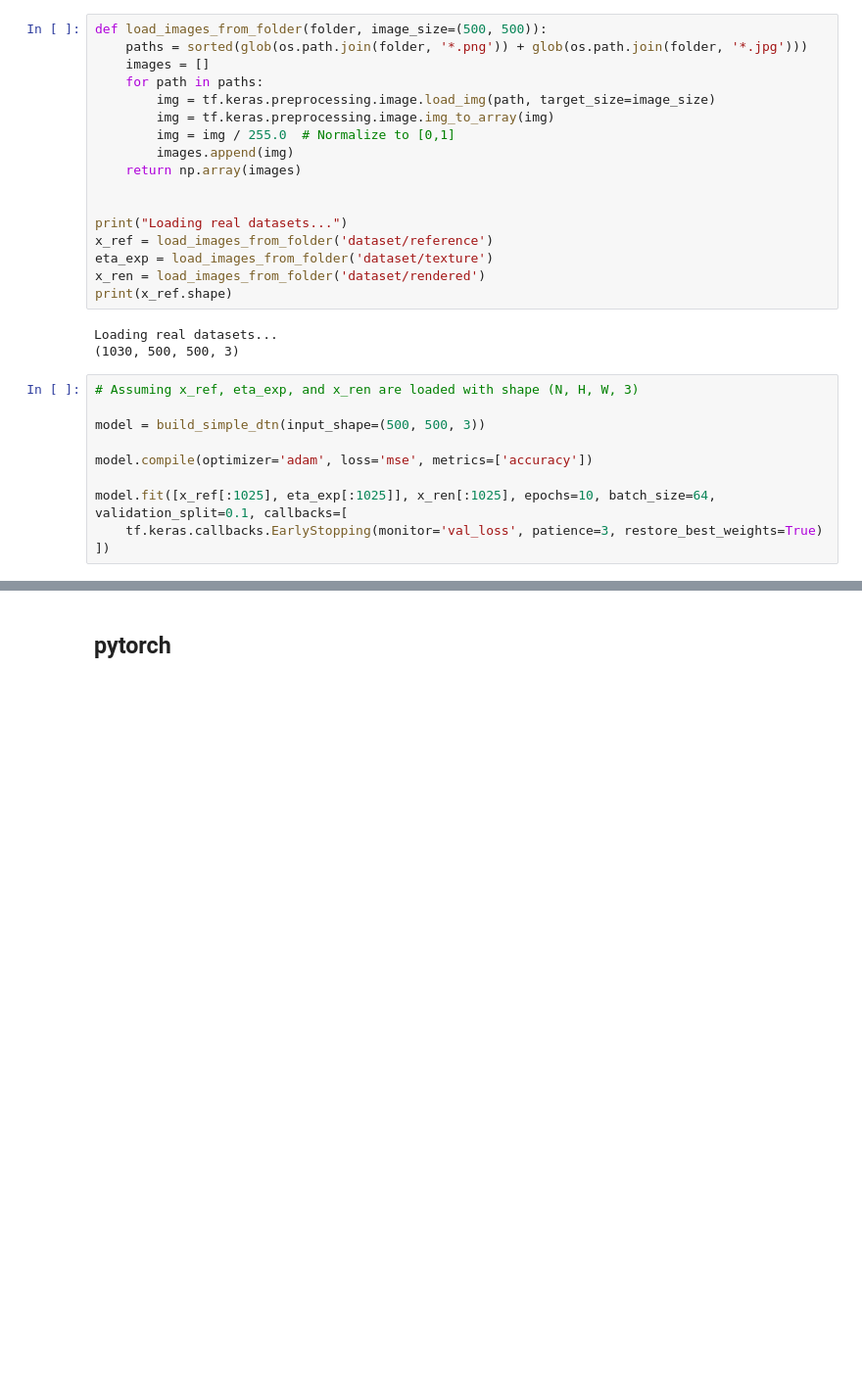
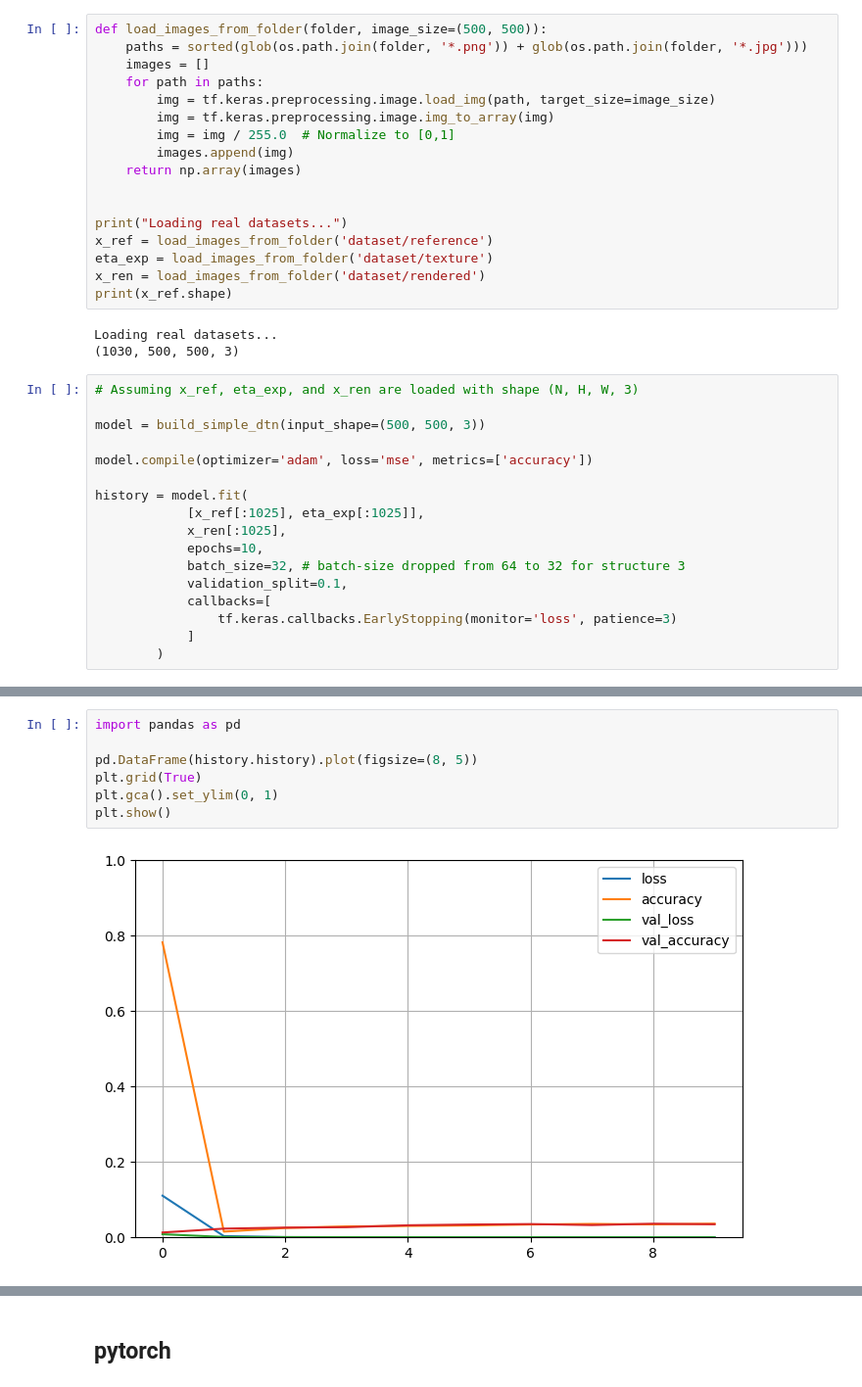
Before and after one commit to Adarash99/camouflage, a Jupyter notebook: renderer.ipynb, the cells around one changed output, grey strips where cells are left out. Shown at 98% size. Drawn from its saved outputs; the diff is of its cells as text; blank space fills up the shorter version.

```diff
--- a/renderer.ipynb
+++ b/renderer.ipynb
@@ -296,7 +311,14 @@ model = build_simple_dtn(input_shape=(500, 500, 3))
 
 model.compile(optimizer='adam', loss='mse', metrics=['accuracy'])
 
-model.fit([x_ref[:1025], eta_exp[:1025]], x_ren[:1025], epochs=10, batch_size=64, validation_split=0.1, callbacks=[
-    tf.keras.callbacks.EarlyStopping(monitor='val_loss', patience=3, restore_best_weights=True)
-])
+history = model.fit(
+            [x_ref[:1025], eta_exp[:1025]],
+            x_ren[:1025],
+            epochs=10,
+            batch_size=32, # batch-size dropped from 64 to 32 for structure 3
+            validation_split=0.1,
+            callbacks=[
+                tf.keras.callbacks.EarlyStopping(monitor='loss', patience=3)
+            ]
+        )
 # %% [output]
@@ -335,3 +330,12 @@ Epoch 10/10
+# %%
+import pandas as pd
+
+pd.DataFrame(history.history).plot(figsize=(8, 5))
+plt.grid(True)
+plt.gca().set_ylim(0, 1)
+plt.show()
+# %% [output]
+[figure, added]
 # %%
 import matplotlib.pyplot as plt
 import numpy as np
```
Also changed, not shown: parts of 10 cells of this notebook, 12 other files.
